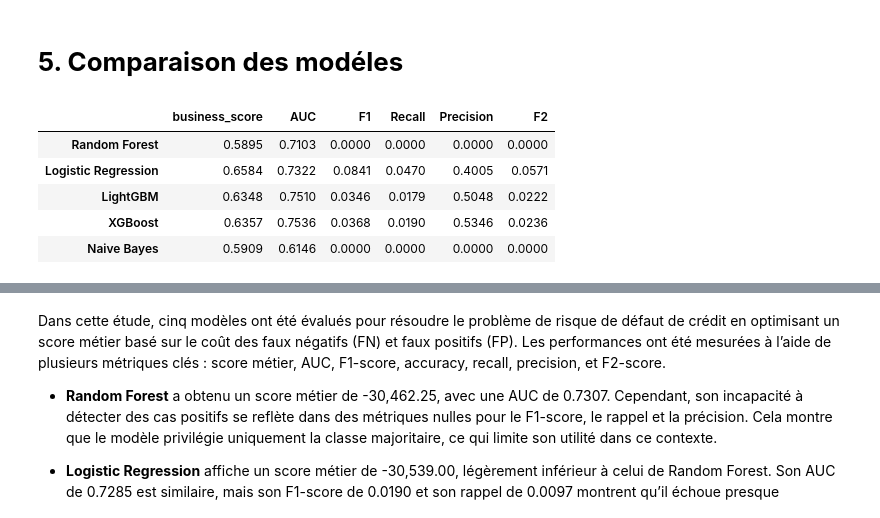
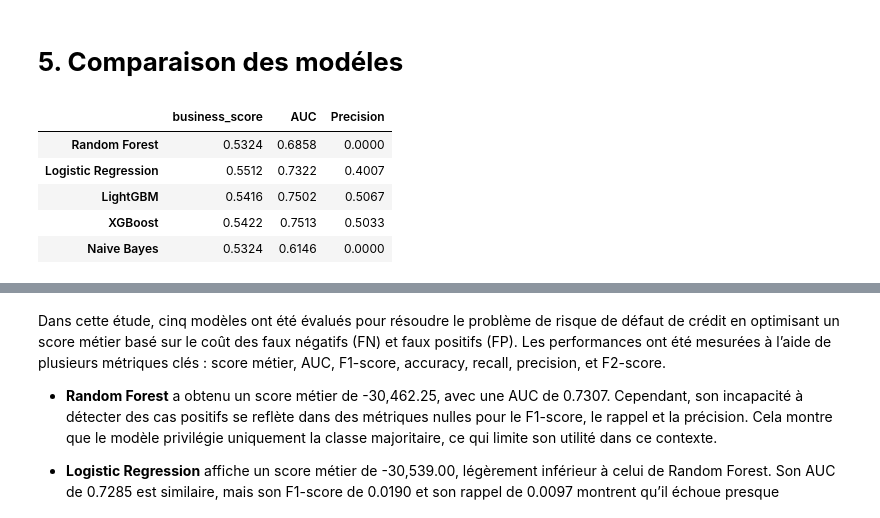
Before and after one commit to amadousysada/scoring-model, a Jupyter notebook: 03_modelisation.ipynb, the cells around one changed output, grey strips where cells are left out. Drawn from its saved outputs; the diff is of its cells as text; code cells hidden in the pictures.

```diff
--- a/03_modelisation.ipynb
+++ b/03_modelisation.ipynb
@@ -774,31 +799,28 @@ Le nombre élevé de FN (18,961) reflète une faible sensibilité comparée à *
 # %%
 metrics = [
     'business_score',
     'AUC',
-    'F1',
-    'Recall',
-    'Precision',
-    'F2'
+    'Precision'
 ]
 
 cv_results = {}
 for key, grid_search in model_results.items():
     results = grid_search.cv_results_
     t = {}
     for metric in metrics:
       score = f"{results[f'mean_test_{metric}'][grid_search.best_index_]:.4f}"
       t[metric] = score
     cv_results[key] = t
 
 metrics_df = pd.DataFrame(cv_results)
 metrics_df.T
 # %% [output]
-|  | business_score | AUC | F1 | Recall | Precision | F2 |
-| Random Forest | 0.5895 | 0.7103 | 0.0000 | 0.0000 | 0.0000 | 0.0000 |
-| Logistic Regression | 0.6584 | 0.7322 | 0.0841 | 0.0470 | 0.4005 | 0.0571 |
-| LightGBM | 0.6348 | 0.7510 | 0.0346 | 0.0179 | 0.5048 | 0.0222 |
-| XGBoost | 0.6357 | 0.7536 | 0.0368 | 0.0190 | 0.5346 | 0.0236 |
-| Naive Bayes | 0.5909 | 0.6146 | 0.0000 | 0.0000 | 0.0000 | 0.0000 |
+|  | business_score | AUC | Precision |
+| Random Forest | 0.5324 | 0.6858 | 0.0000 |
+| Logistic Regression | 0.5512 | 0.7322 | 0.4007 |
+| LightGBM | 0.5416 | 0.7502 | 0.5067 |
+| XGBoost | 0.5422 | 0.7513 | 0.5033 |
+| Naive Bayes | 0.5324 | 0.6146 | 0.0000 |
 # %%
 show_calibration_curve(model_results, X_valid, y_valid)
 # %% [output]
```
Also changed, not shown: parts of 18 cells of this notebook.
